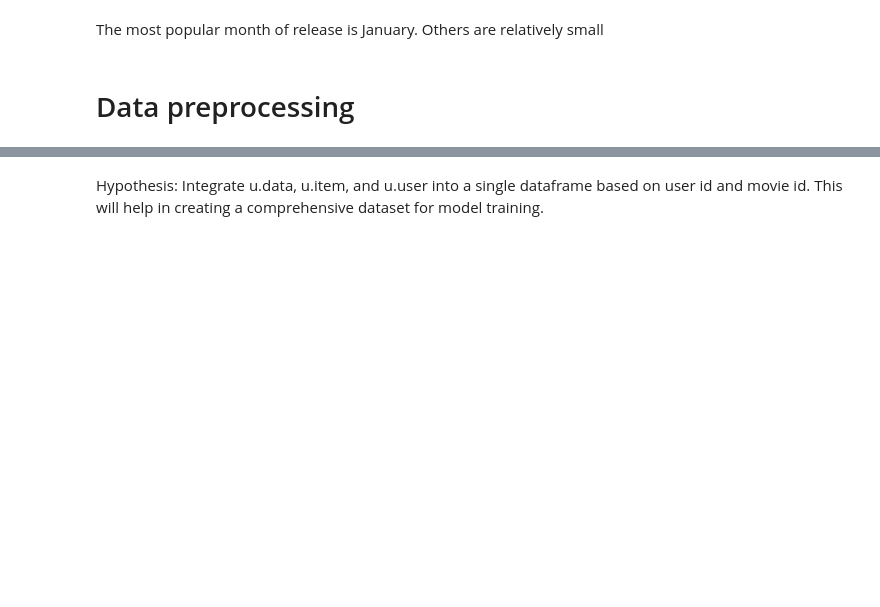
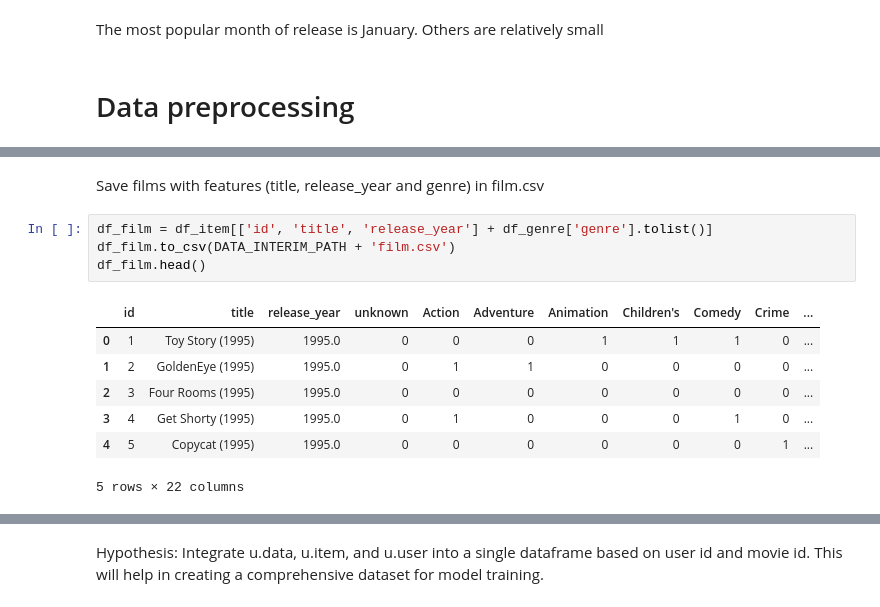
Before and after one commit to rafailvv/movie-recommender-system, a Jupyter notebook: notebooks/1.0-initial-data-exploration-and-data-preprocessing.ipynb, the cells around one changed output, grey strips where cells are left out. Saved outputs shown, nothing was run; the diff lists cells and outputs as text; blank space fills up the shorter version.

```diff
--- a/notebooks/1.0-initial-data-exploration-and-data-preprocessing.ipynb
+++ b/notebooks/1.0-initial-data-exploration-and-data-preprocessing.ipynb
@@ -291,0 +311,14 @@ The most popular month of release is January. Others are relatively small
+# %% [markdown]
+Save films with features (title, release_year and genre) in film.csv
+# %%
+df_film = df_item[['id', 'title', 'release_year'] + df_genre['genre'].tolist()]
+df_film.to_csv(DATA_INTERIM_PATH + 'film.csv')
+df_film.head()
+# %% [output]
+|  | id | title | release_year | unknown | Action | Adventure | Animation | Children's | Comedy | Crime | ... |
+| 0 | 1 | Toy Story (1995) | 1995.0 | 0 | 0 | 0 | 1 | 1 | 1 | 0 | ... |
+| 1 | 2 | GoldenEye (1995) | 1995.0 | 0 | 1 | 1 | 0 | 0 | 0 | 0 | ... |
+| 2 | 3 | Four Rooms (1995) | 1995.0 | 0 | 0 | 0 | 0 | 0 | 0 | 0 | ... |
+| 3 | 4 | Get Shorty (1995) | 1995.0 | 0 | 1 | 0 | 0 | 0 | 1 | 0 | ... |
+| 4 | 5 | Copycat (1995) | 1995.0 | 0 | 0 | 0 | 0 | 0 | 0 | 1 | ... |
+5 rows × 22 columns
```
Also changed, not shown: parts of 7 cells of this notebook, 6 other files.
